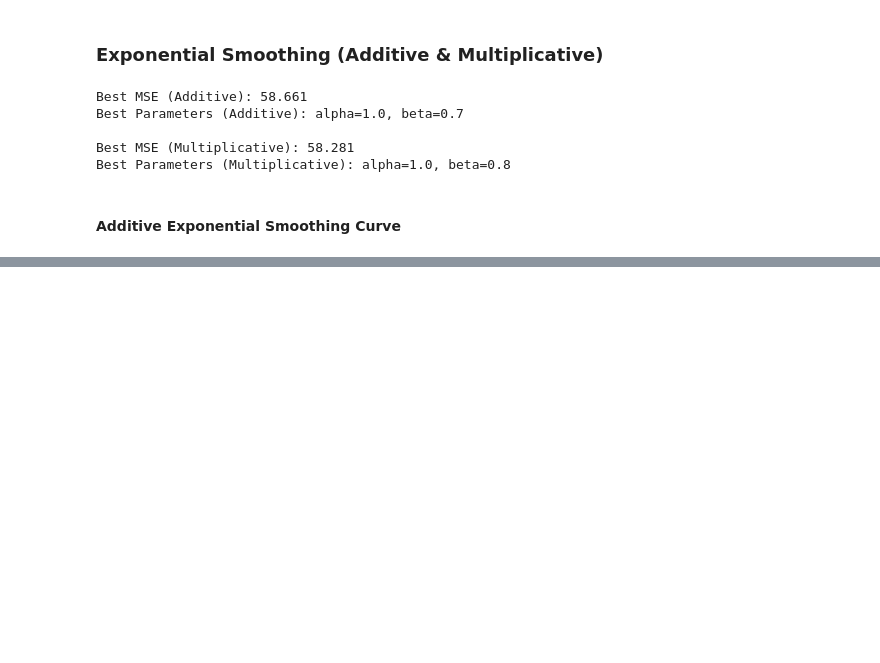
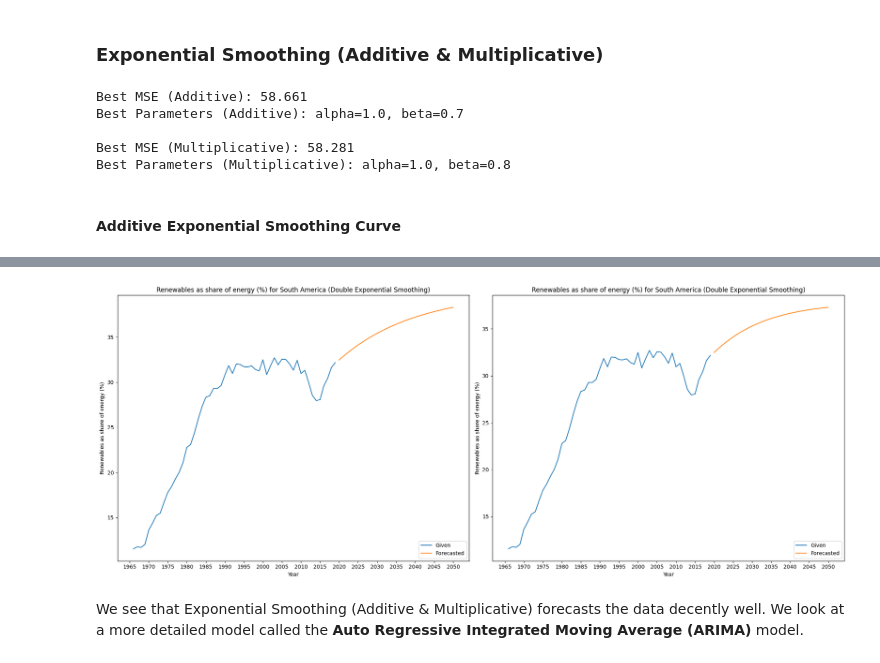
Before and after one commit to boon-keng/mini-project, a Jupyter notebook: DataCleaning.ipynb, the cells around one changed output, grey strips where cells are left out. Saved outputs shown, nothing was run; the diff lists cells and outputs as text; code cells hidden in the pictures; blank space fills up the shorter version.

```diff
--- a/DataCleaning.ipynb
+++ b/DataCleaning.ipynb
@@ -330,0 +363,48 @@ plt.legend(loc='lower right', );
+# %%
+# set alpha and beta parameters
+alpha = 0.8
+beta = 0.2
+
+# additive exponential smoothing
+model_add = ExponentialSmoothing(expsmooth_df, trend='add', damped=True, initialization_method='estimated')
+model_add_fit = model_add.fit(smoothing_level=alpha, smoothing_slope=beta)
+
+y_add = model_add_fit.forecast(steps=len(forecast_index))
+y_add_df = pd.DataFrame(y_add)
+y_add_df.rename({0:'forecast_renewables'}, axis=1, inplace=True)
+y_add_df.set_index(forecast_index, inplace=True)
+
+expsmooth_add = pd.concat([expsmooth_df, y_add_df])
+fig, ax = plt.subplots(1, 2, figsize=(20,8))
+ax[0].plot(expsmooth_add['renewables_share_energy'], label='Given')
+ax[0].plot(expsmooth_add['forecast_renewables'], label = 'Forecasted')
+ax[0].set_title('Renewables as share of energy (%) for South America (Double Exponential Smoothing)')
+ax[0].set_xlabel('Year')
+ax[0].set_ylabel('Renewables as share of energy (%)')
+ax[0].set_xticks(np.arange(min(expsmooth_add.index) - 1, max(expsmooth_add.index)+1, 5))
+ax[0].legend(loc='lower right', )
+
+# multiplicative exponential smoothing
+model_mul = ExponentialSmoothing(expsmooth_df, trend='mul', damped=True, initialization_method='estimated')
+model_mul_fit = model_mul.fit(smoothing_level=alpha, smoothing_slope=beta)
+
+y_mul = model_mul_fit.forecast(steps=len(forecast_index))
+y_mul_df = pd.DataFrame(y_mul)
+y_mul_df.rename({0:'forecast_renewables'}, axis=1, inplace=True)
+y_mul_df.set_index(forecast_index, inplace=True)
+
+expsmooth_mul = pd.concat([expsmooth_df, y_mul_df])
+
+ax[1].plot(expsmooth_mul['renewables_share_energy'], label='Given')
+ax[1].plot(expsmooth_mul['forecast_renewables'], label = 'Forecasted')
+ax[1].set_title('Renewables as share of energy (%) for South America (Double Exponential Smoothing)')
+ax[1].set_xlabel('Year')
+ax[1].set_ylabel('Renewables as share of energy (%)')
+ax[1].set_xticks(np.arange(min(expsmooth_mul.index) - 1, max(expsmooth_mul.index)+1, 5))
+ax[1].legend(loc='lower right', )
+
+plt.tight_layout()
+# %% [output]
+[figure, added]
+# %% [markdown]
+We see that Exponential Smoothing (Additive & Multiplicative) forecasts the data decently well. We look at a more detailed model called the **Auto Regressive Integrated Moving Average (ARIMA)** model.
```
Also changed, not shown: parts of 5 cells of this notebook.
